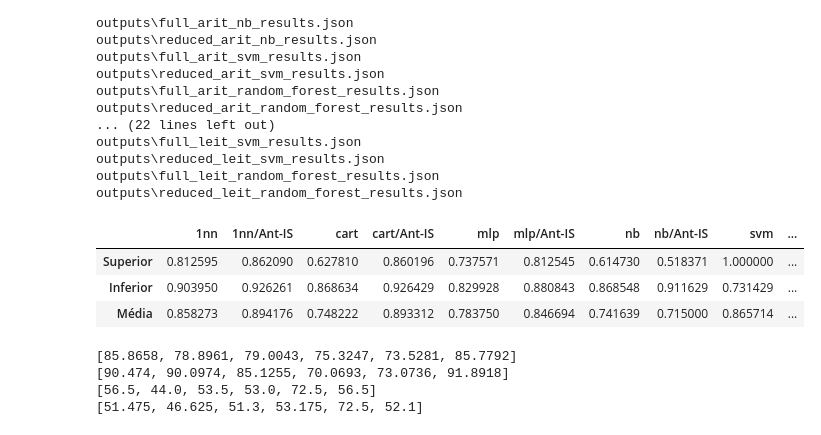
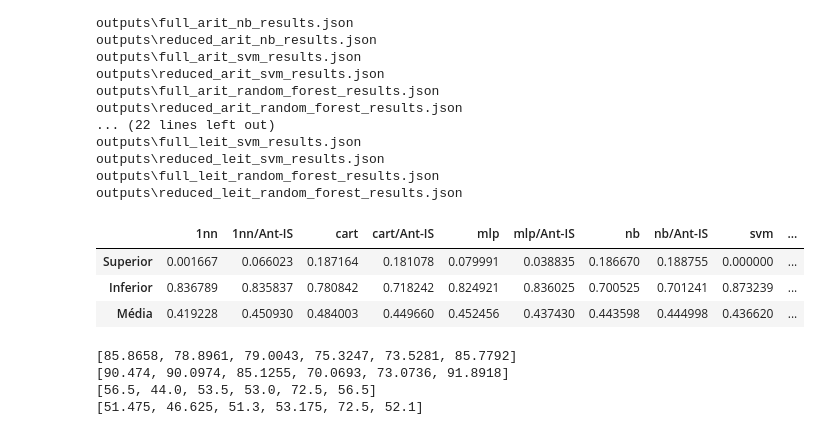
Before and after one commit to HenriqueHott/miloud-2013-ant-is, a Jupyter notebook: analytics.ipynb, the cells around one changed output. Drawn from its saved outputs; the diff is of its cells as text; code cells hidden in the pictures.

```diff
--- a/analytics.ipynb
+++ b/analytics.ipynb
@@ -86,37 +86,37 @@ def get_metric_per_classes(database, metric: str, valid_base = False):
         reduced_superior_list.append(reduced_superior)
         reduced_inferior_list.append(reduced_inferior)
         reducued_avg_list.append(reduced_avg)
 
         columns += [algo_name, algo_name + "/Ant-IS"]
 
 
     row_superior = []
     for i in range(len(algo_names)):
         row_superior += [full_superior_list[i], reduced_superior_list[i]]
 
 
     row_inferior = []
     for i in range(len(algo_names)):
         row_inferior += [full_inferior_list[i], reduced_inferior_list[i]]
 
     row_avg = []
     for i in range(len(algo_names)):
         row_avg += [full_avg_list[i], reducued_avg_list[i]]
 
     rows = np.zeros((3,12))
     rows[0] = row_superior
     rows[1] = row_inferior
     rows[2] = row_avg
 
     return pd.DataFrame(rows, columns=columns, index=["Superior", "Inferior", "Média"])
 
 metric_names = ["precision","recall","f1-score","support"]
-get_metric_per_classes(arit, "precision")
+get_metric_per_classes(esc, "f1-score", valid_base=True)
 # %% [output]
 |  | 1nn | 1nn/Ant-IS | cart | cart/Ant-IS | mlp | mlp/Ant-IS | nb | nb/Ant-IS | svm | ... |
-| Superior | 0.812595 | 0.862090 | 0.627810 | 0.860196 | 0.737571 | 0.812545 | 0.614730 | 0.518371 | 1.000000 | ... |
-| Inferior | 0.903950 | 0.926261 | 0.868634 | 0.926429 | 0.829928 | 0.880843 | 0.868548 | 0.911629 | 0.731429 | ... |
-| Média | 0.858273 | 0.894176 | 0.748222 | 0.893312 | 0.783750 | 0.846694 | 0.741639 | 0.715000 | 0.865714 | ... |
+| Superior | 0.001667 | 0.066023 | 0.187164 | 0.181078 | 0.079991 | 0.038835 | 0.186670 | 0.188755 | 0.000000 | ... |
+| Inferior | 0.836789 | 0.835837 | 0.780842 | 0.718242 | 0.824921 | 0.836025 | 0.700525 | 0.701241 | 0.873239 | ... |
+| Média | 0.419228 | 0.450930 | 0.484003 | 0.449660 | 0.452456 | 0.437430 | 0.443598 | 0.444998 | 0.436620 | ... |
 # %%
 def get_accuracy_per_test(test_result: dict, score_name: str):
     results = []
```
Also changed, not shown: parts of 2 cells of this notebook.
